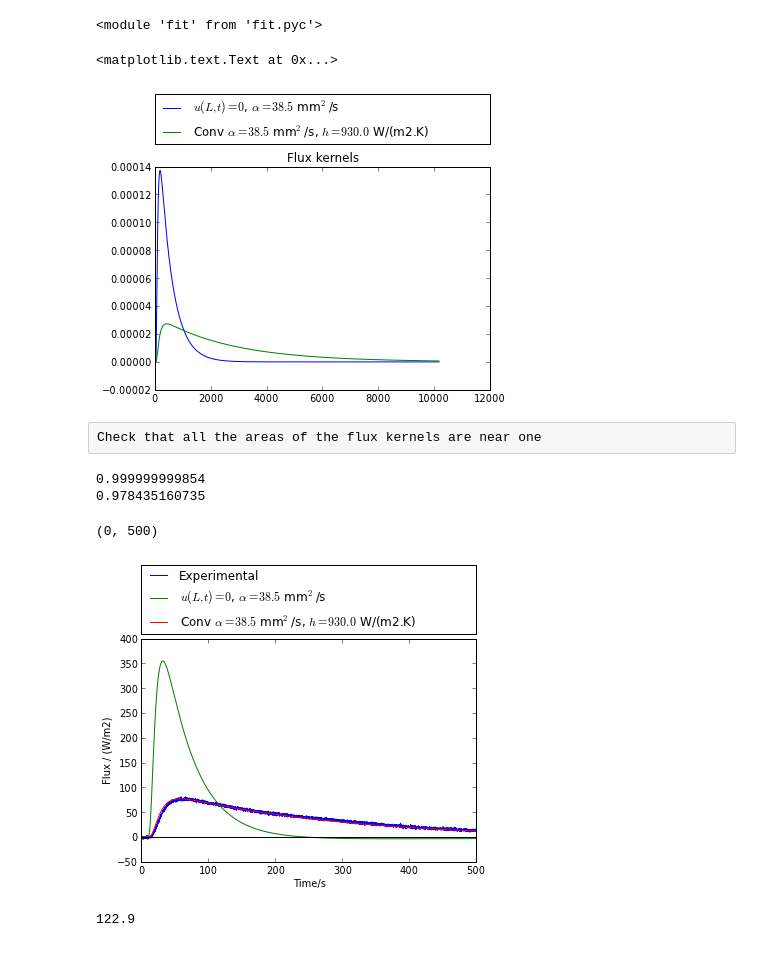
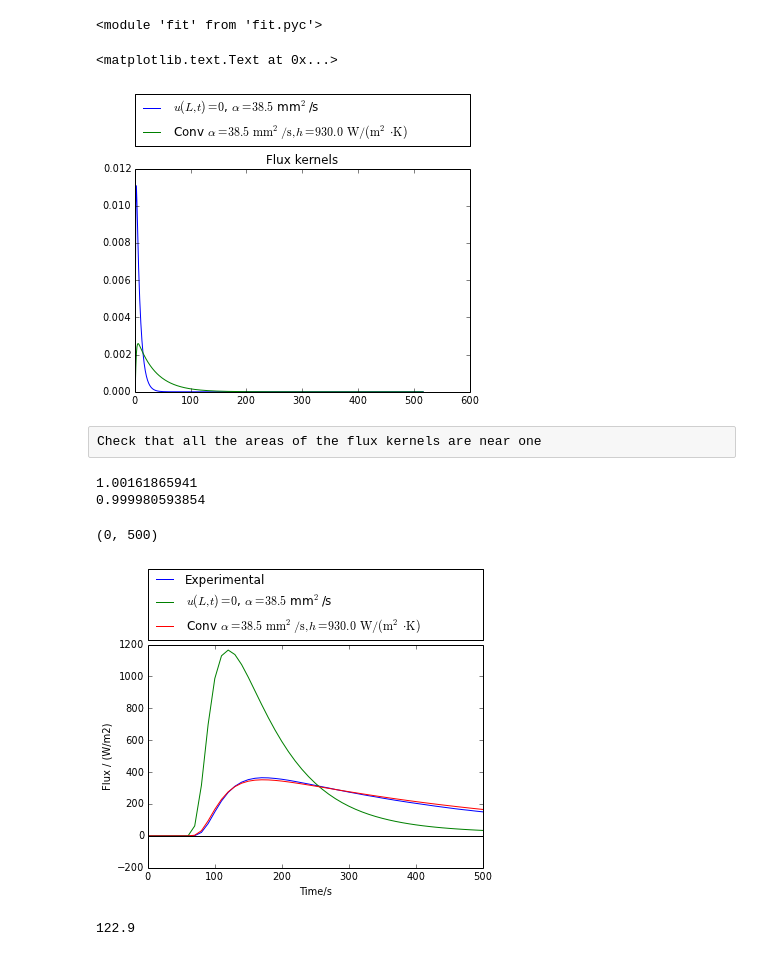
Before and after one commit to alchemyst/identification, a Jupyter notebook: Analytic solution.ipynb, the cells around one changed output. Saved outputs shown, nothing was run; the diff lists cells and outputs as text; code cells hidden in the pictures.

```diff
--- a/Analytic solution.ipynb
+++ b/Analytic solution.ipynb
@@ -5,7 +5,7 @@ import fit
 from numpy import *
 import os
 # %%
-filename = os.path.expanduser('~/Dropbox/Raw/Old Data Backup/Brass_65mm_ThinPad.lvm')
+filename = os.path.expanduser('~/Dropbox/Raw/Brass_80mm_Paste_Bath.lvm')
 
 response = fit.responsedata.fromlvm(filename, stride=10)
 # %%
@@ -62,22 +62,22 @@ models = [fit_heat.analytic_zero(response, experiment, material),
 # %%
 for model in models:
     model.fit()
-    plot(-model.fluxkernel(model.parameters)/model.k, label=model.label())
+    plot(-model.fluxkernel(model.parameters), label=model.label())
 legend(bbox_to_anchor=(0., 1.1, 1., .102), loc=3,
        ncol=1, mode="expand", borderaxespad=0.)
 title('Flux kernels')
 #ylim([-0.001, 0.001])
 # %% [output]
 <matplotlib.text.Text at 0x...>
-[figure, old version]
+[figure, new version]
 # %% [raw]
 Check that all the areas of the flux kernels are near one
 # %%
 for model in models:
     print trapz(-model.fluxkernel(), response.t)
 # %% [output]
-0.999999999854
-0.978435160735
+1.00161865941
+0.999980593854
 # %%
 plot(response.t, response.y, label='Experimental')
 for model in models:
@@ -91,7 +91,7 @@ legend(bbox_to_anchor=(0., 1.02, 1., .102), loc=3,
 xlim([0, 500])
 # %% [output]
 (0, 500)
-[figure, old version]
+[figure, new version]
 # %%
 model.k
 # %% [output]
```
Also changed, not shown: parts of 3 cells of this notebook.
